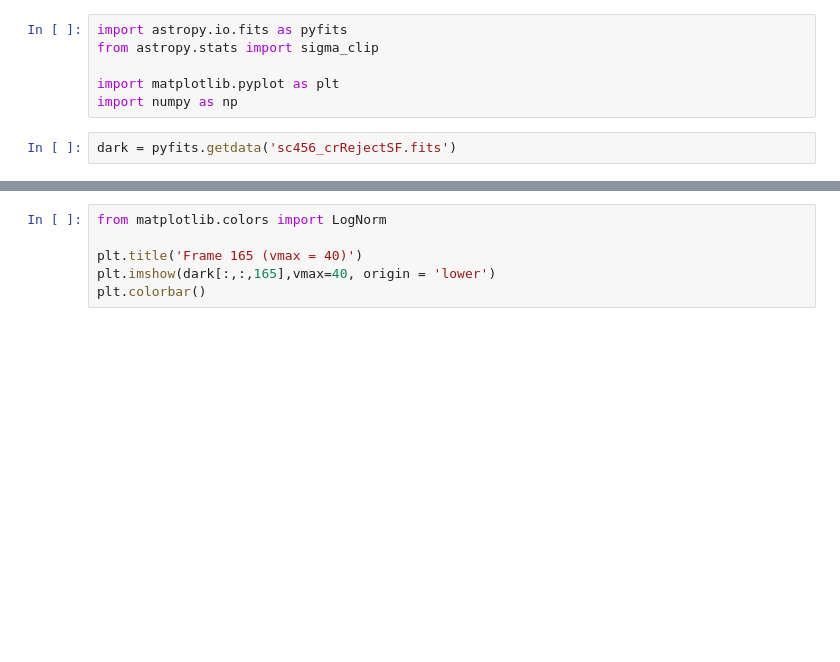
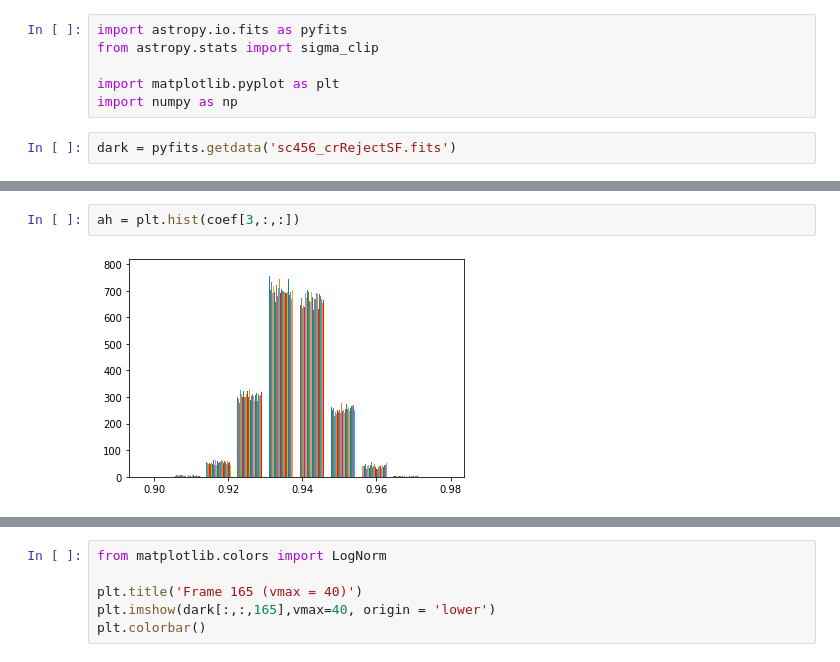
Before and after one commit to xoubish/nonlinearity_sim, a Jupyter notebook: Untitled.ipynb, the cells around one changed output, grey strips where cells are left out. Saved outputs shown, nothing was run; the diff lists cells and outputs as text; blank space fills up the shorter version.

```diff
--- a/Untitled.ipynb
+++ b/Untitled.ipynb
@@ -19,0 +33,4 @@ np.shape(dark)[2]
+# %%
+ah = plt.hist(coef[3,:,:])
+# %% [output]
+[figure, added]
```
Also changed, not shown: parts of 4 cells of this notebook, 2 other files.
